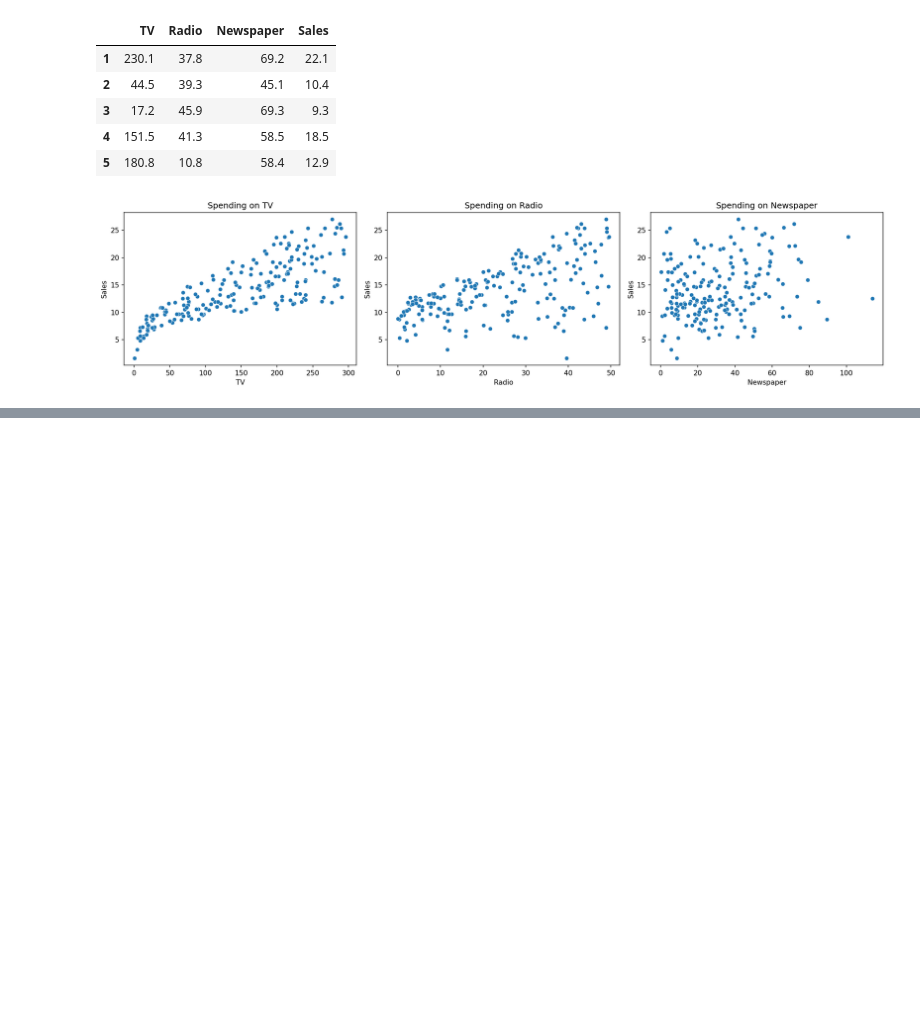
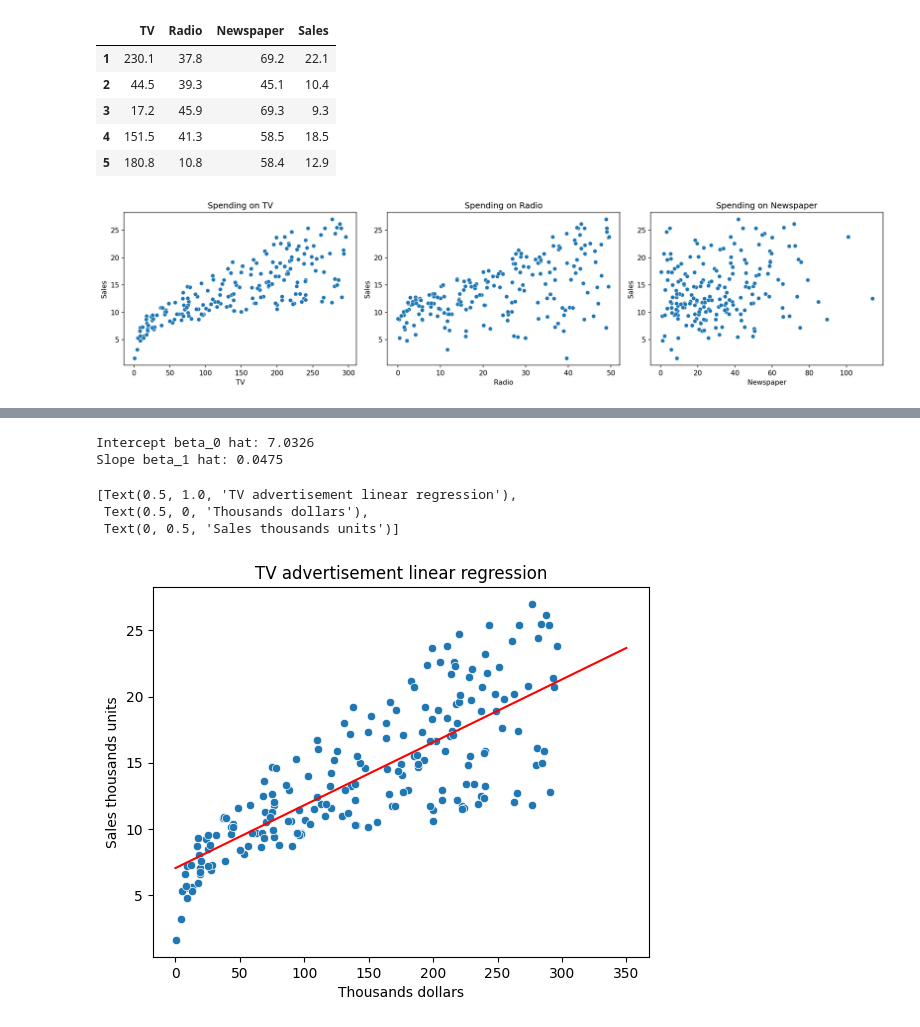
Before and after one commit to Crudeerz/ML-Rasmus-Berghall, a Jupyter notebook: Code-alongs/L0_Lin_Reg.ipynb, the cells around one changed output, grey strips where cells are left out. Cells and saved outputs as stored; diff of their text form; code cells hidden in the pictures; blank space fills up the shorter version.

```diff
--- a/Code-alongs/L0_Lin_Reg.ipynb
+++ b/Code-alongs/L0_Lin_Reg.ipynb
@@ -54,0 +58,30 @@ sns.pairplot(df, corner=True)
+# %%
+X, y = df["TV"], df["Sales"]
+
+beta1, beta0 = np.polyfit(X, y, deg=1)
+# beta0, beta1
+
+# def y_hat(x):
+#     beta0 + beta1 *x
+
+# Samma fast med lambda:
+
+y_hat = lambda x: beta0 + beta1*x
+
+print(f"Intercept beta_0 hat: {beta0:.4f}")
+print(f"Slope beta_1 hat: {beta1:.4f}")
+
+
+spend = np.linspace(0, 350)
+
+ax = sns.scatterplot(data=df, x="TV", y="Sales")
+sns.lineplot(x=spend, y=y_hat(spend), color="red")
+
+ax.set(title=("TV advertisement linear regression"),xlabel="Thousands dollars", ylabel="Sales thousands units")
+# %% [output]
+Intercept beta_0 hat: 7.0326
+Slope beta_1 hat: 0.0475
+[Text(0.5, 1.0, 'TV advertisement linear regression'),
+ Text(0.5, 0, 'Thousands dollars'),
+ Text(0, 0.5, 'Sales thousands units')]
+[figure, added]
```
Also changed, not shown: parts of 3 cells of this notebook.
